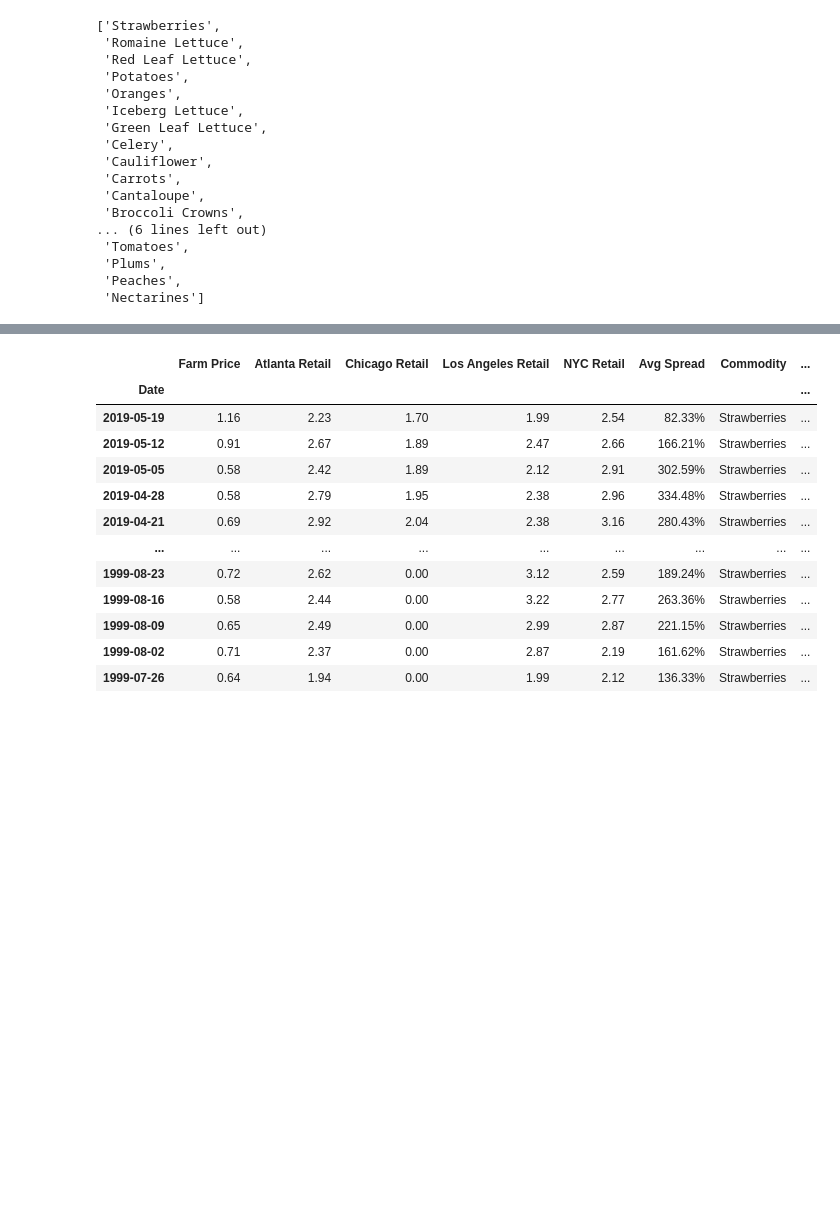
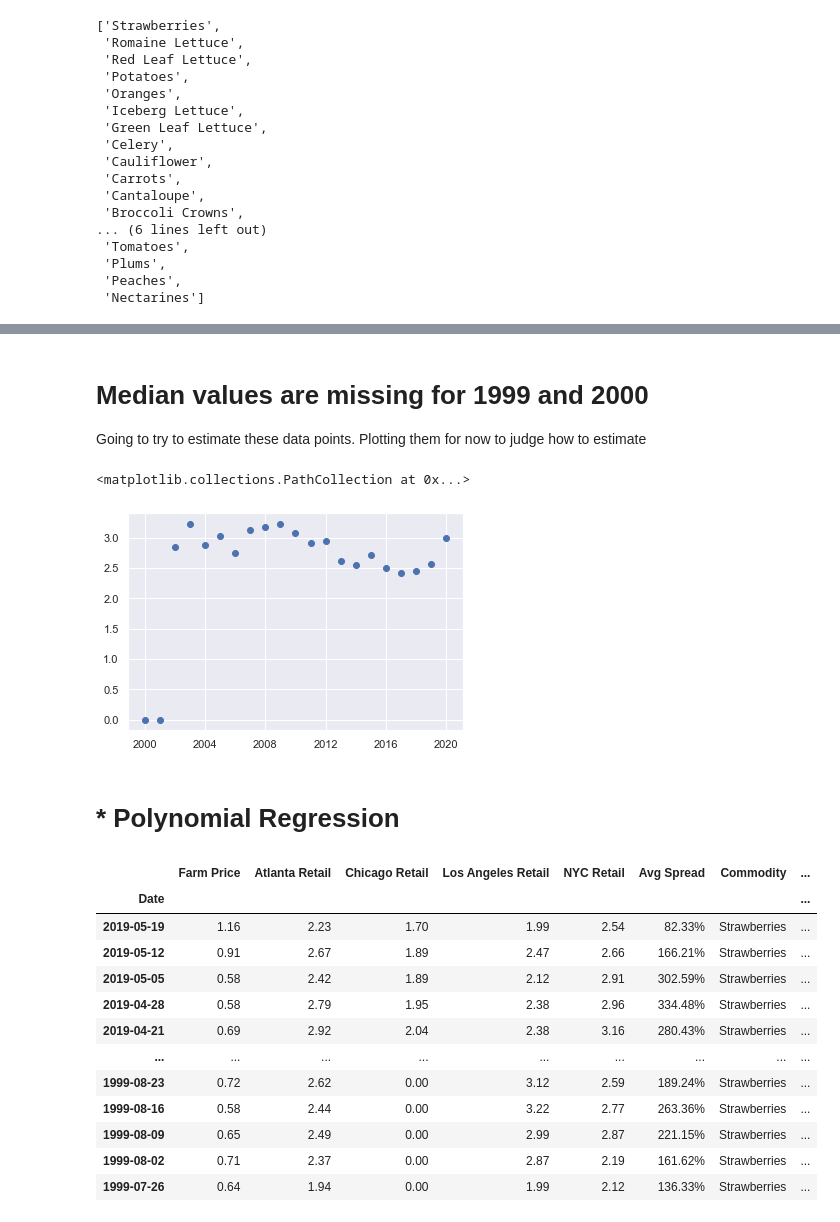
Before and after one commit to tim-christy/agriculture-price-analysis, a Jupyter notebook: notebooks/01_exploration/EDA.ipynb, the cells around one changed output, grey strips where cells are left out. Saved outputs shown, nothing was run; the diff lists cells and outputs as text; code cells hidden in the pictures; blank space fills up the shorter version.

```diff
--- a/notebooks/01_exploration/EDA.ipynb
+++ b/notebooks/01_exploration/EDA.ipynb
@@ -85,3 +169,13 @@ for produce in produce_list:
+# %% [markdown]
+# Median values are missing for 1999 and 2000
+Going to try to estimate these data points. Plotting them for now to judge how to estimate
+# %%
+plt.scatter(produce_dict['Strawberries'].resample('Y').median().index, produce_dict['Strawberries'].resample('Y').median()['Chicago Retail'])
+# %% [output]
+<matplotlib.collections.PathCollection at 0x...>
+[figure, added]
+# %% [markdown]
+#  * Polynomial Regression
 # %%
 for item in produce_list:
     avg_retail = [np.mean(x[1:5]) for x in produce_dict[item].values]
```
Also changed, not shown: parts of 16 cells of this notebook.
